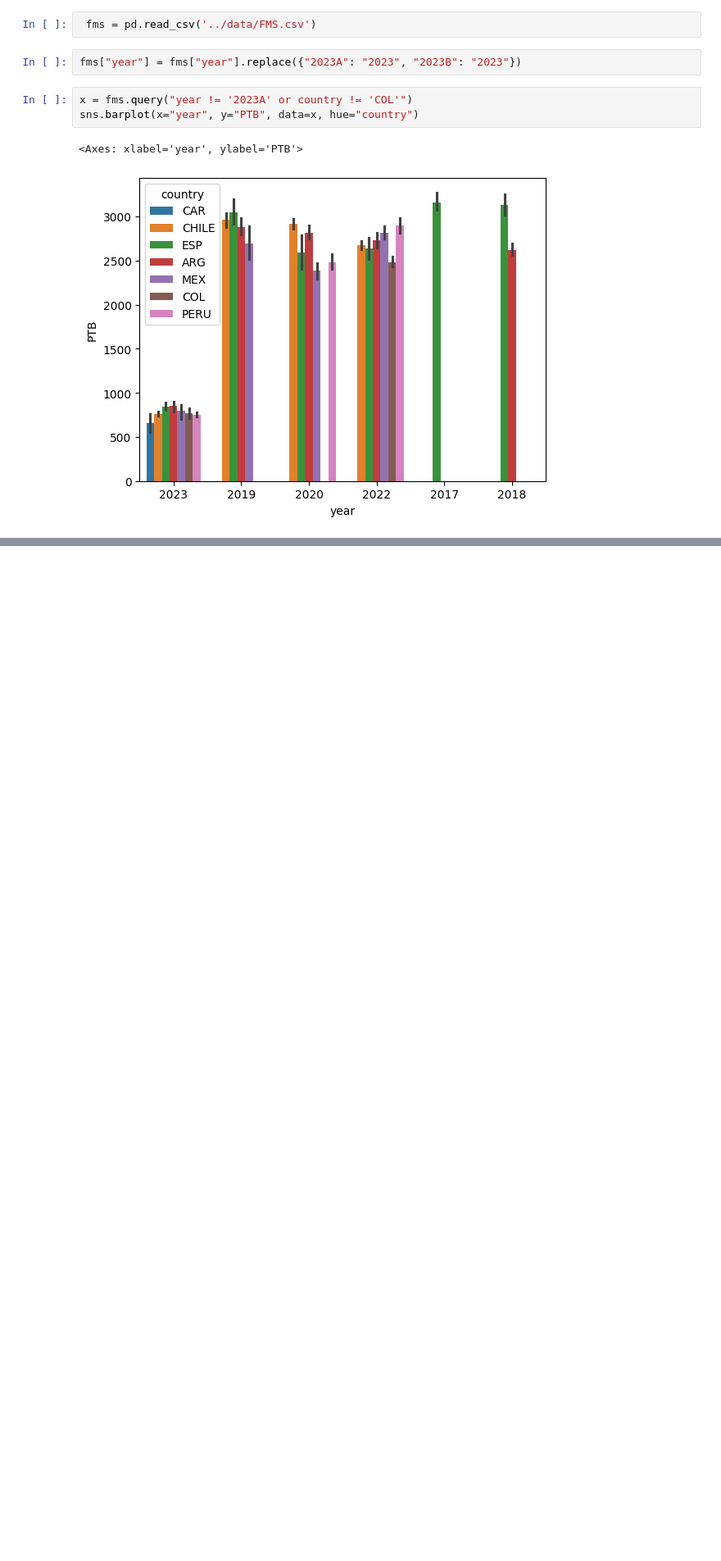
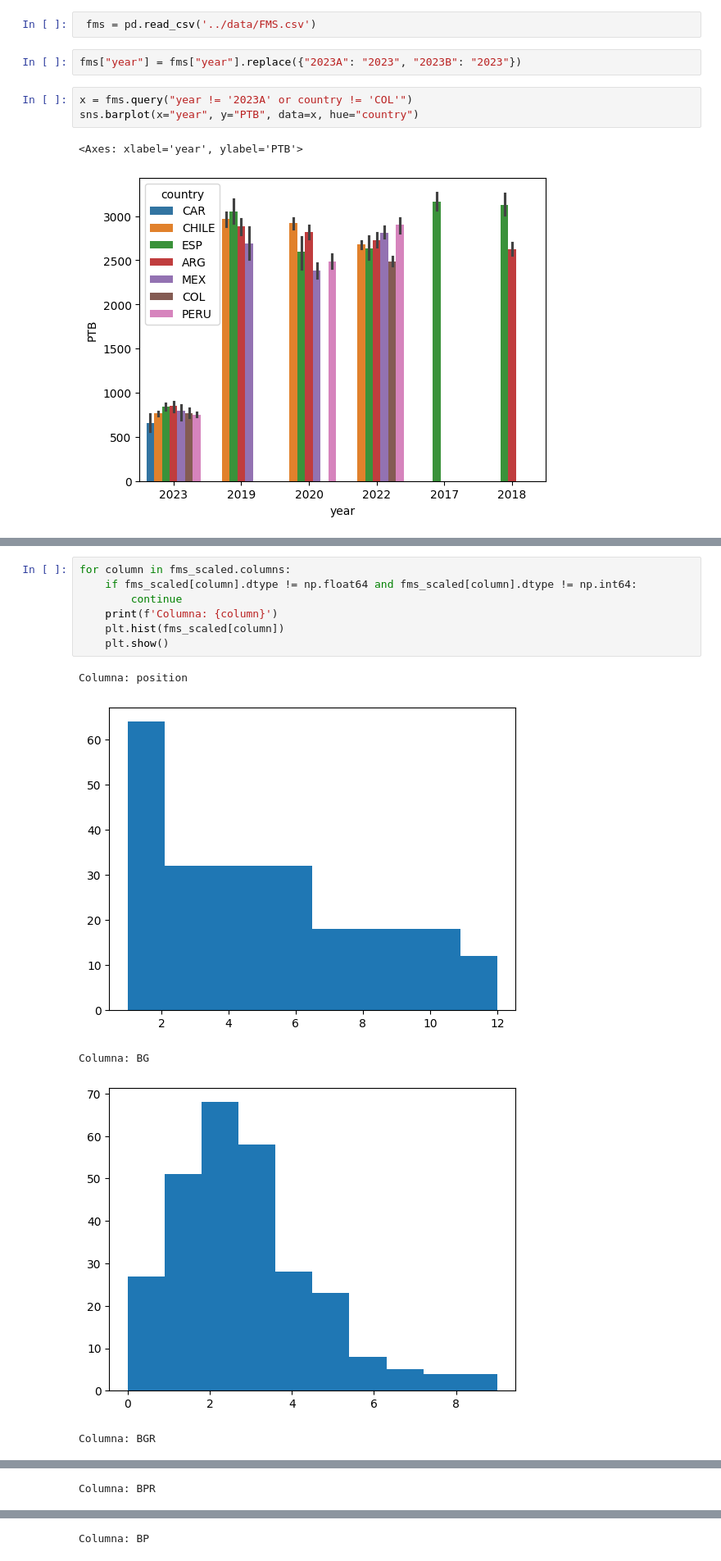
Before and after one commit to Void-CA/FMS, a Jupyter notebook: notebooks/eda.ipynb, the cells around one changed output, grey strips where cells are left out. Shown at 82% size. Drawn from its saved outputs; the diff is of its cells as text; blank space fills up the shorter version.

```diff
--- a/notebooks/eda.ipynb
+++ b/notebooks/eda.ipynb
@@ -296,0 +334,13 @@ fms_scaled.sample(5)
+# %%
+for column in fms_scaled.columns:
+    if fms_scaled[column].dtype != np.float64 and fms_scaled[column].dtype != np.int64:
+        continue
+    print(f'Columna: {column}')
+    plt.hist(fms_scaled[column])
+    plt.show()
+# %% [output]
+Columna: position
+[figure, added]
+Columna: BG
+[figure, added]
+Columna: BGR
@@ -296,0 +348 @@ fms_scaled.sample(5)
+Columna: BPR
@@ -296,0 +350 @@ fms_scaled.sample(5)
+Columna: BP
```
Also changed, not shown: parts of 10 cells of this notebook, 1 other file.
